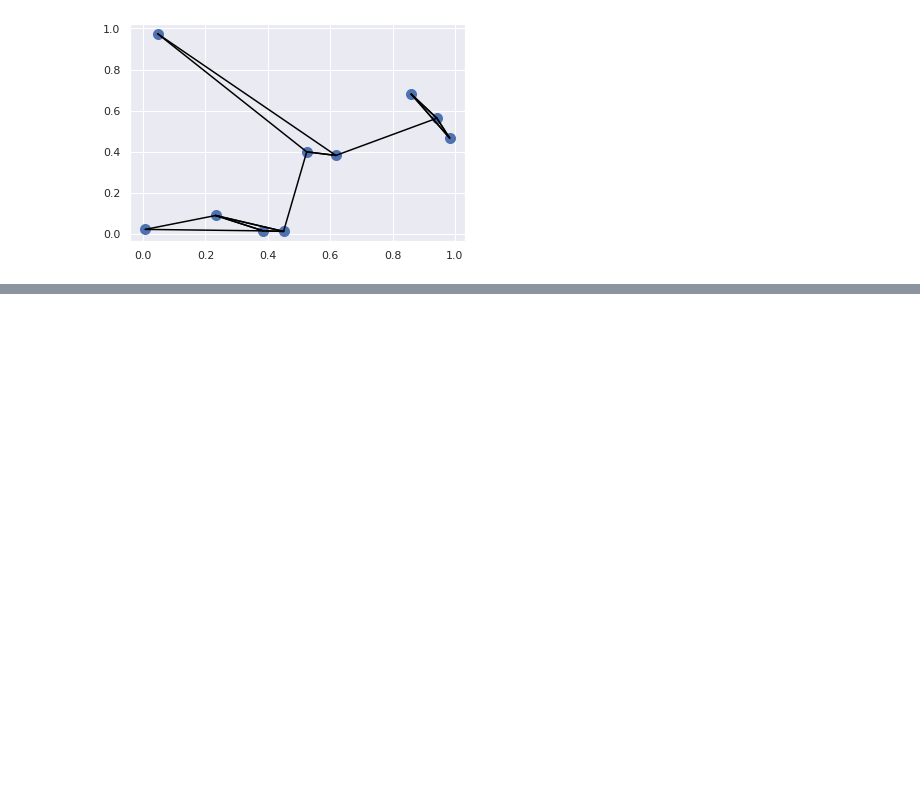
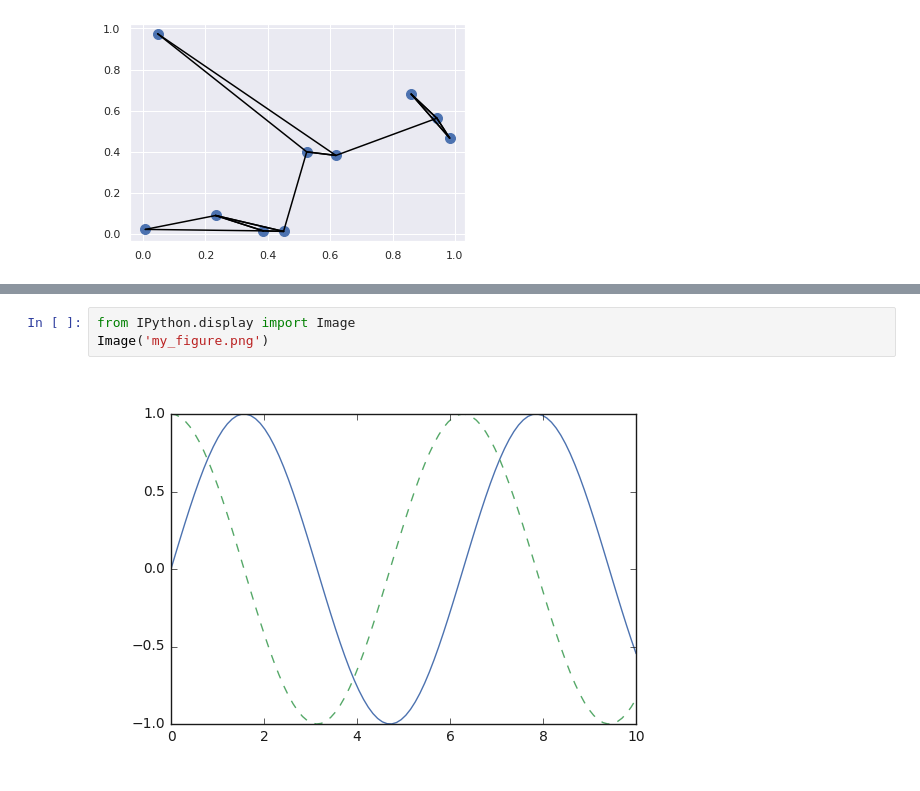
Before and after one commit to v3nkat0ps/HW01_ITS83642, a Jupyter notebook: HW01_Venkatesh_Ankarla_Sri_Ramuloo.ipynb, the cells around one changed output, grey strips where cells are left out. Saved outputs shown, nothing was run; the diff lists cells and outputs as text; blank space fills up the shorter version.

```diff
--- a/HW01_Venkatesh_Ankarla_Sri_Ramuloo.ipynb
+++ b/HW01_Venkatesh_Ankarla_Sri_Ramuloo.ipynb
@@ -440,0 +472,5 @@ for i in range(X.shape[0]):
+# %%
+from IPython.display import Image
+Image('my_figure.png')
+# %% [output]
+[figure, added]
```
Also changed, not shown: parts of 9 cells of this notebook.
